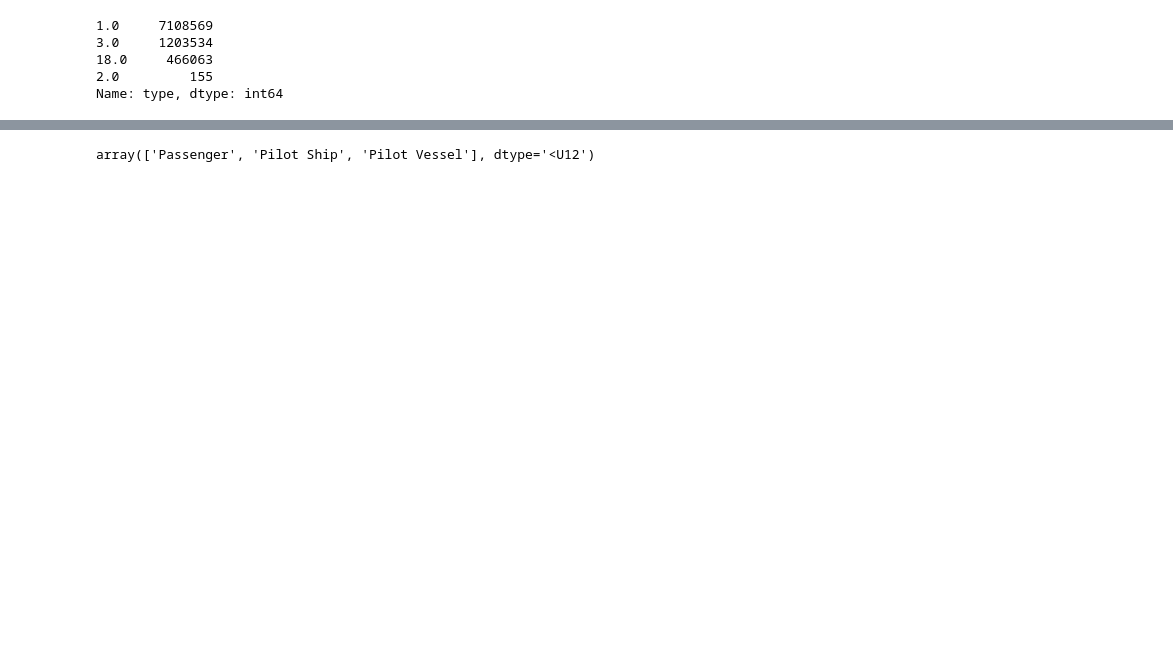
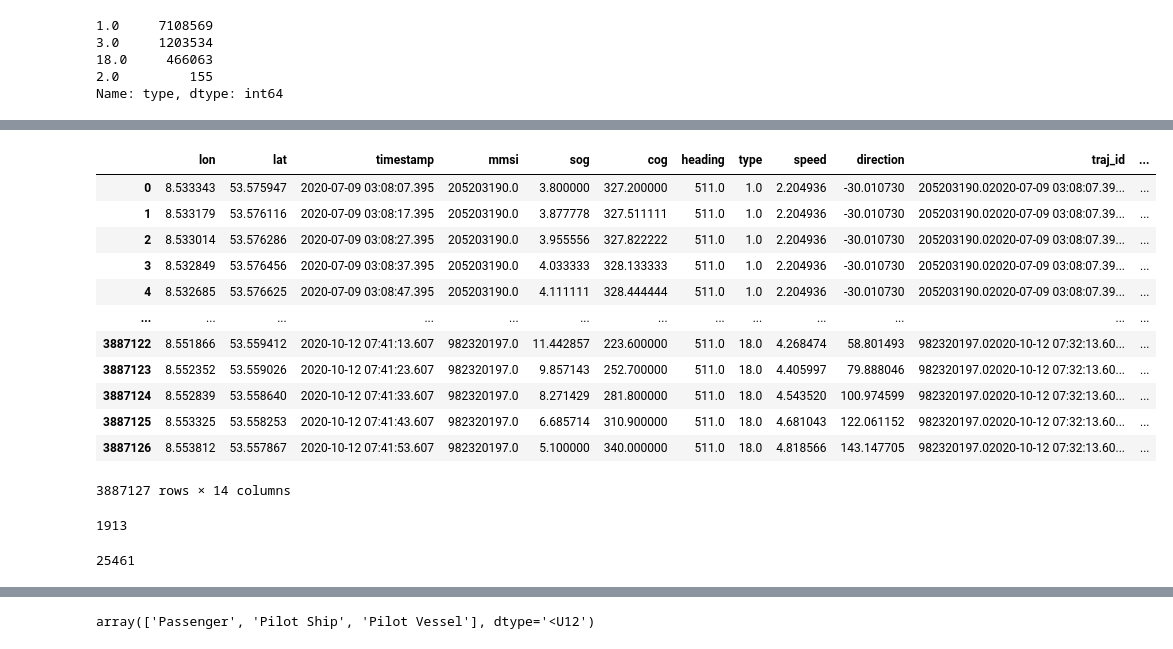
Before and after one commit to kono94/ship-path-prediction, a Jupyter notebook: deeprl/scripts/process_trajectories.ipynb, the cells around one changed output, grey strips where cells are left out. Drawn from its saved outputs; the diff is of its cells as text; code cells hidden in the pictures; blank space fills up the shorter version.

```diff
--- a/deeprl/scripts/process_trajectories.ipynb
+++ b/deeprl/scripts/process_trajectories.ipynb
@@ -22,6 +27,6 @@ import datetime as dt
 # %%
 prefix = '../../data/processed'
-json_pattern = os.path.join(prefix,'aishub_linear_10S*.csv')
+json_pattern = os.path.join(prefix,'aishub_linear_10S_2020*.csv')
 file_list = glob.glob(json_pattern)
 print(file_list)
 
@@ -100,25 +123,0 @@ mmssiStaticInfo
-# %%
-from bisect import bisect
-
-tides = pd.read_csv("../../data/tide_data/combined_tides.csv", parse_dates=["timestamp"])
-tides.sort_values(by=["timestamp"], inplace=True)
-temp["tide_level"] = -1.0
-temp["tide"] = -1.0
-temp["tide_timestamp"] = None
-i = 0
-for year in [2020]:
-   for month in [1, 4, 7, 10]:
-      for day in tqdm(range(1,32)):
-         for hour in range(0,24):
-            subset_indexes = temp[(temp["timestamp"].dt.year == year) & (temp["timestamp"].dt.month == month) & (temp["timestamp"].dt.day == day) & (temp["timestamp"].dt.hour == hour)].index
-            tide_subset = tides[(tides['timestamp'].dt.year ==year) & (tides["timestamp"].dt.month == month) & (tides["timestamp"].dt.day == day) & (tides["timestamp"].dt.hour == hour)]
-            for idx in subset_indexes:
-               if len(tide_subset["timestamp"]) > 0:
-                  i_index = min(tide_subset["timestamp"], key=lambda d: abs(d - temp.at[idx,"timestamp"]))
-               else:
-                  i_index = min(tides[(tides['timestamp'].dt.year ==year) & (tides["timestamp"].dt.month == month) & (tides["timestamp"].dt.day == day)]["timestamp"], key=lambda d: abs(d - temp.at[idx,"timestamp"]))
-
-               tide_row = tides[tides['timestamp'] == i_index]
-               temp.at[idx, "tide_level"] = float(tide_row["level"].values[0])
-               temp.at[idx, "tide"] = float(tide_row["tide"].values[0])
-               temp.at[idx, "tide_timestamp"] = tide_row["timestamp"].values[0]
@@ -132,3 +127,25 @@ with open('mmssiStaticInfo.pkl', 'rb') as f:
 # %%
 k = dict([(mmsi, item["shipType"]) for mmsi, item in mmssiStaticInfo.items()])
 temp["shipType"]= temp['mmsi'].map(k)
+# %%
+k = dict([(mmsi, item["length"]) for mmsi, item in mmssiStaticInfo.items()])
+temp["length"]= temp['mmsi'].map(k)
+# %%
+k = dict([(mmsi, item["width"]) for mmsi, item in mmssiStaticInfo.items()])
+temp["width"]= temp['mmsi'].map(k)
+# %%
+temp
+# %% [output]
+|  | lon | lat | timestamp | mmsi | sog | cog | heading | type | speed | direction | traj_id | ... |
+| 0 | 8.533343 | 53.575947 | 2020-07-09 03:08:07.395 | 205203190.0 | 3.800000 | 327.200000 | 511.0 | 1.0 | 2.204936 | -30.010730 | 205203190.02020-07-09 03:08:07.39... | ... |
+| 1 | 8.533179 | 53.576116 | 2020-07-09 03:08:17.395 | 205203190.0 | 3.877778 | 327.511111 | 511.0 | 1.0 | 2.204936 | -30.010730 | 205203190.02020-07-09 03:08:07.39... | ... |
+| 2 | 8.533014 | 53.576286 | 2020-07-09 03:08:27.395 | 205203190.0 | 3.955556 | 327.822222 | 511.0 | 1.0 | 2.204936 | -30.010730 | 205203190.02020-07-09 03:08:07.39... | ... |
+| 3 | 8.532849 | 53.576456 | 2020-07-09 03:08:37.395 | 205203190.0 | 4.033333 | 328.133333 | 511.0 | 1.0 | 2.204936 | -30.010730 | 205203190.02020-07-09 03:08:07.39... | ... |
+| 4 | 8.532685 | 53.576625 | 2020-07-09 03:08:47.395 | 205203190.0 | 4.111111 | 328.444444 | 511.0 | 1.0 | 2.204936 | -30.010730 | 205203190.02020-07-09 03:08:07.39... | ... |
+| ... | ... | ... | ... | ... | ... | ... | ... | ... | ... | ... | ... | ... |
+| 3887122 | 8.551866 | 53.559412 | 2020-10-12 07:41:13.607 | 982320197.0 | 11.442857 | 223.600000 | 511.0 | 18.0 | 4.268474 | 58.801493 | 982320197.02020-10-12 07:32:13.60... | ... |
+| 3887123 | 8.552352 | 53.559026 | 2020-10-12 07:41:23.607 | 982320197.0 | 9.857143 | 252.700000 | 511.0 | 18.0 | 4.405997 | 79.888046 | 982320197.02020-10-12 07:32:13.60... | ... |
+| 3887124 | 8.552839 | 53.558640 | 2020-10-12 07:41:33.607 | 982320197.0 | 8.271429 | 281.800000 | 511.0 | 18.0 | 4.543520 | 100.974599 | 982320197.02020-10-12 07:32:13.60... | ... |
+| 3887125 | 8.553325 | 53.558253 | 2020-10-12 07:41:43.607 | 982320197.0 | 6.685714 | 310.900000 | 511.0 | 18.0 | 4.681043 | 122.061152 | 982320197.02020-10-12 07:32:13.60... | ... |
+| 3887126 | 8.553812 | 53.557867 | 2020-10-12 07:41:53.607 | 982320197.0 | 5.100000 | 340.000000 | 511.0 | 18.0 | 4.818566 | 143.147705 | 982320197.02020-10-12 07:32:13.60... | ... |
+3887127 rows × 14 columns
@@ -134,0 +155,8 @@ temp["shipType"]= temp['mmsi'].map(k)
+# %%
+len(temp[temp['length'] >= 50]['mmsi'].unique())
+# %% [output]
+1913
+# %%
+temp[temp['length'] >= 50].groupby('traj_id').count().shape[0]
+# %% [output]
+25461
```
Also changed, not shown: parts of 25 cells of this notebook, 7 other files.
